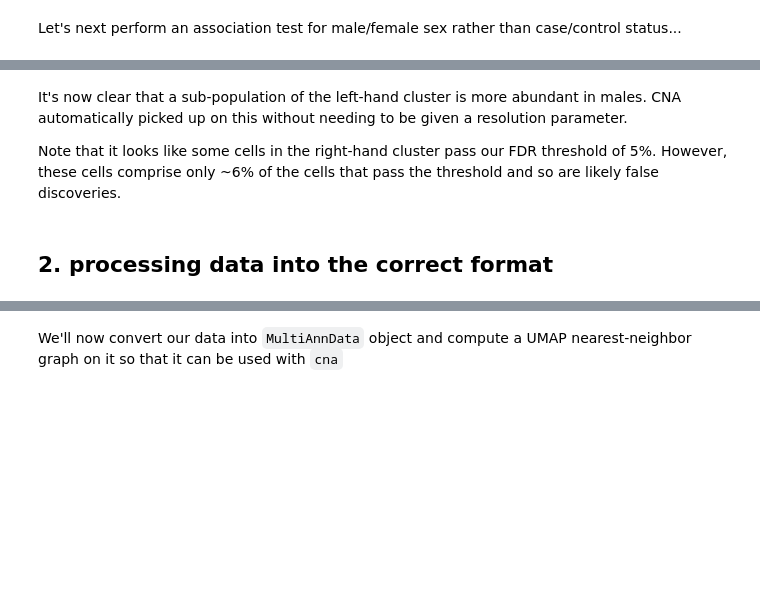
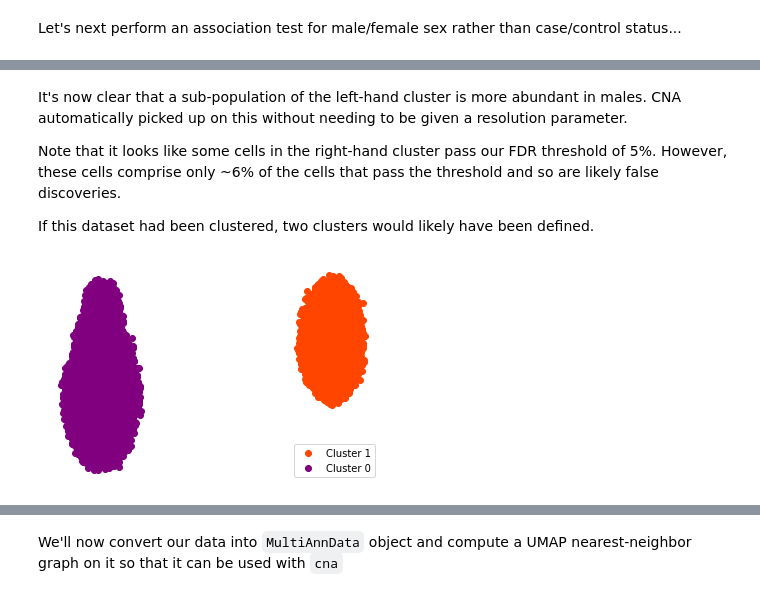
Before and after one commit to immunogenomics/cna, a Jupyter notebook: demo/demo.ipynb, the cells around one changed output, grey strips where cells are left out. Cells and saved outputs as stored; diff of their text form; code cells hidden in the pictures; blank space fills up the shorter version.

```diff
--- a/demo/demo.ipynb
+++ b/demo/demo.ipynb
@@ -73,5 +92,18 @@ computing neighborhood-level FDRs
 It's now clear that a sub-population of the left-hand cluster is more abundant in males. CNA automatically picked up on this without needing to be given a resolution parameter.
 
 Note that it looks like some cells in the right-hand cluster pass our FDR threshold of 5%. However, these cells comprise only ~6% of the cells that pass the threshold and so are likely false discoveries.
+
+If this dataset had been clustered, two clusters would likely have been defined.
-# %% [markdown]
-## 2. processing data into the correct format
+# %%
+sc.tl.leiden(d, resolution = 0.1)
+d.obs.leiden.value_counts()
+mask_clust0 = np.array([d.obs.leiden.values[i]=='0' for i in np.arange(d.obs.shape[0])])
+plt.scatter(d.obsm['X_umap'][~mask_clust0,0],
+            d.obsm['X_umap'][~mask_clust0,1], c='orangered', label = 'Cluster 1')
+plt.scatter(d.obsm['X_umap'][mask_clust0,0],
+            d.obsm['X_umap'][mask_clust0,1], c='purple', label = 'Cluster 0')
+plt.legend()
+plt.axis('off')
+plt.show()
+# %% [output]
+[figure, added]
```
Also changed, not shown: parts of 38 cells of this notebook, 3 other files.
